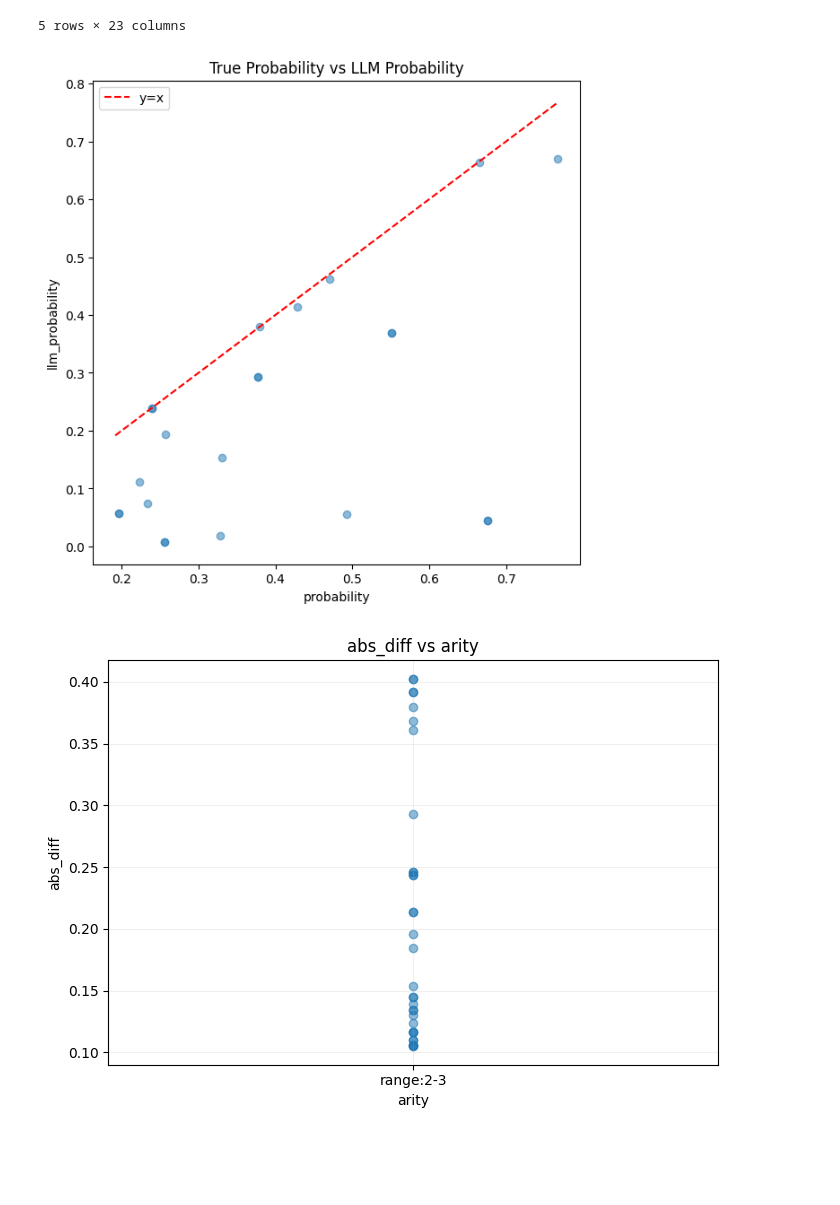
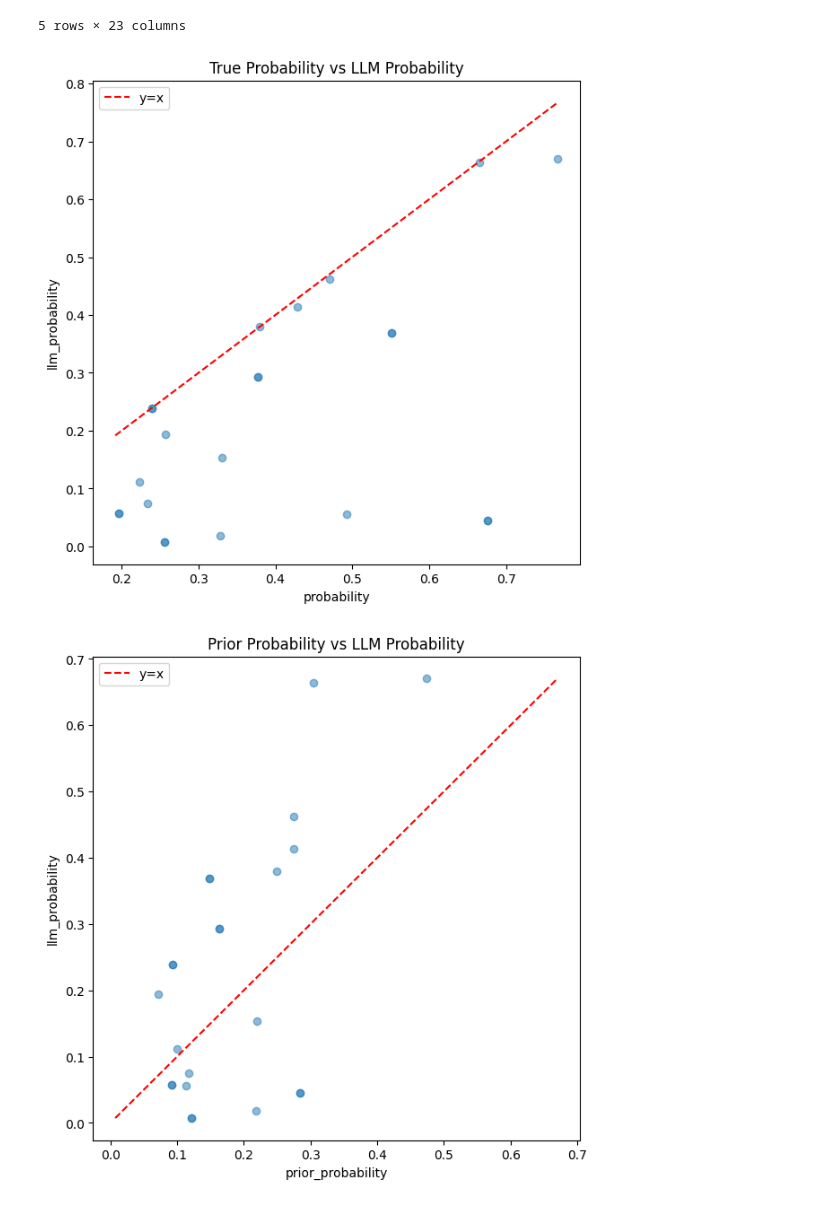
Before and after one commit to ferjorosa/probabilistic-reasoning-llms, a Jupyter notebook: notebooks/graph_generation/bn-queries-stats.ipynb, the cells around one changed output. Saved outputs shown, nothing was run; the diff lists cells and outputs as text; code cells hidden in the pictures; blank space fills up the shorter version.

```diff
--- a/notebooks/graph_generation/bn-queries-stats.ipynb
+++ b/notebooks/graph_generation/bn-queries-stats.ipynb
@@ -23,7 +23,7 @@ if dfs:
     print(f"Stacked {len(dfs)} files, final shape: {df_all.shape}")
     display(df_all.head())
 
-    # Example plot: histogram of probability vs llm_probability if both columns exist
+    # Plot: probability vs llm_probability
     if 'probability' in df_all.columns and 'llm_probability' in df_all.columns:
         plt.figure(figsize=(7, 7))
         plt.scatter(df_all["probability"], df_all["llm_probability"], alpha=0.5)
@@ -36,7 +36,43 @@ if dfs:
         plt.legend()
         plt.show()
     else:
-        print("probability or llm_probability column missing, skipping plot.")
+        print("probability or llm_probability column missing, skipping probability vs llm_probability plot.")
+
+    # Plot: prior_probability vs llm_probability
+    if 'prior_probability' in df_all.columns and 'llm_probability' in df_all.columns:
+        plt.figure(figsize=(7, 7))
+        plt.scatter(df_all["prior_probability"], df_all["llm_probability"], alpha=0.5)
+        plt.xlabel("prior_probability")
+        plt.ylabel("llm_probability")
+        plt.title("Prior Probability vs LLM Probability")
+        if not df_all["prior_probability"].isnull().all() and not df_all["llm_probability"].isnull().all():
+            min_val = min(df_all['prior_probability'].min(), df_all['llm_probability'].min())
+            max_val = max(df_all['prior_probability'].max(), df_all['llm_probability'].max())
+            plt.plot([min_val, max_val],
+                     [min_val, max_val],
+                     color='red', linestyle='--', label='y=x')
+        plt.legend()
+        plt.show()
+    else:
+        print("prior_probability or llm_probability column missing, skipping prior vs llm_probability plot.")
+
+    # Plot: prior_probability vs probability
+    if 'prior_probability' in df_all.columns and 'probability' in df_all.columns:
+        plt.figure(figsize=(7, 7))
+        plt.scatter(df_all["prior_probability"], df_all["probability"], alpha=0.5)
+        plt.xlabel("prior_probability")
+        plt.ylabel("probability")
+        plt.title("Prior Probability vs True Probability")
+        if not df_all["prior_probability"].isnull().all() and not df_all["probability"].isnull().all():
+            min_val = min(df_all['prior_probability'].min(), df_all['probability'].min())
+            max_val = max(df_all['prior_probability'].max(), df_all['probability'].max())
+            plt.plot([min_val, max_val],
+                     [min_val, max_val],
+                     color='red', linestyle='--', label='y=x')
+        plt.legend()
+        plt.show()
+    else:
+        print("prior_probability or probability column missing, skipping prior vs probability plot.")
 else:
     print("No CSVs found with matching columns.")
 
@@ -59,31 +95,31 @@ if 'abs_diff' in df_all.columns:
         plt.title(f"abs_diff vs {col}")
         plt.grid(True, alpha=0.2)
         plt.tight_layout()
         plt.show()
 else:
     print("abs_diff column missing, skipping abs_diff plots.")
 
 # Do the same plots for relative difference (rel_diff)
 if 'rel_diff' in df_all.columns:
     for col in columns_to_plot:
         plt.figure(figsize=(7,5))
         plt.scatter(df_all[col], df_all['rel_diff'], alpha=0.5)
         plt.xlabel(col)
         plt.ylabel("rel_diff")
         plt.title(f"rel_diff vs {col}")
         plt.grid(True, alpha=0.2)
         plt.tight_layout()
         plt.show()
 else:
     print("rel_diff column missing, skipping rel_diff plots.")
 # %% [output]
 Stacked 4 files, final shape: (33, 23)
 |  | n | target_tw | achieved_tw | naming | arity | alpha | determinism | seed | variant_index | ... |
 | 0 | 5 | 4 | 4 | confusing | range:2-3 | 1.0 | 0.0 | 29963 | 3 | ... |
 | 1 | 5 | 4 | 4 | confusing | range:2-3 | 0.5 | 0.0 | 10018 | 1 | ... |
 | 2 | 5 | 4 | 4 | confusing | range:2-3 | 0.5 | 0.0 | 19991 | 2 | ... |
 | 3 | 5 | 4 | 4 | confusing | range:2-3 | 0.5 | 0.0 | 19991 | 2 | ... |
 | 4 | 5 | 4 | 4 | confusing | range:2-3 | 0.5 | 0.0 | 29964 | 3 | ... |
 5 rows × 23 columns
 [figure]
-[figure, old version]
+[figure, new version]
```
Also changed, not shown: parts of 1 cell of this notebook, 2 other files.
